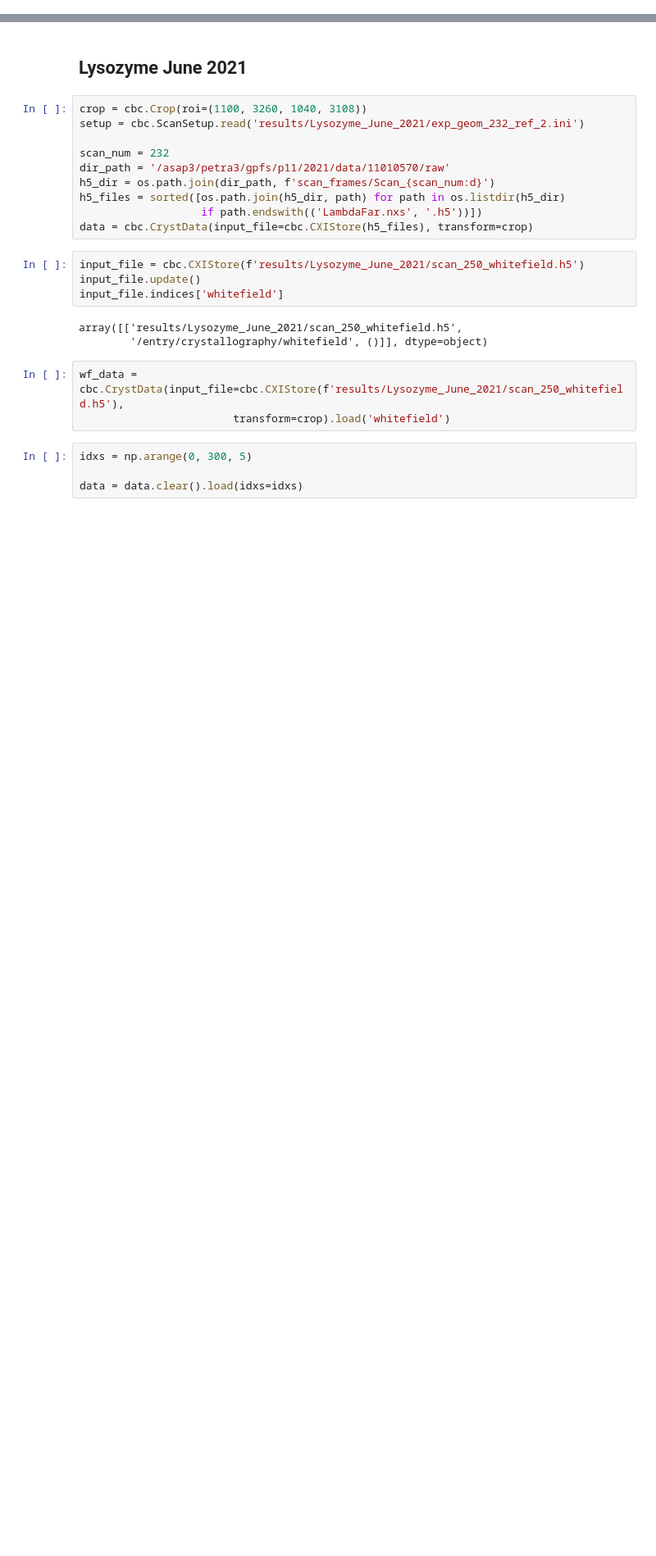
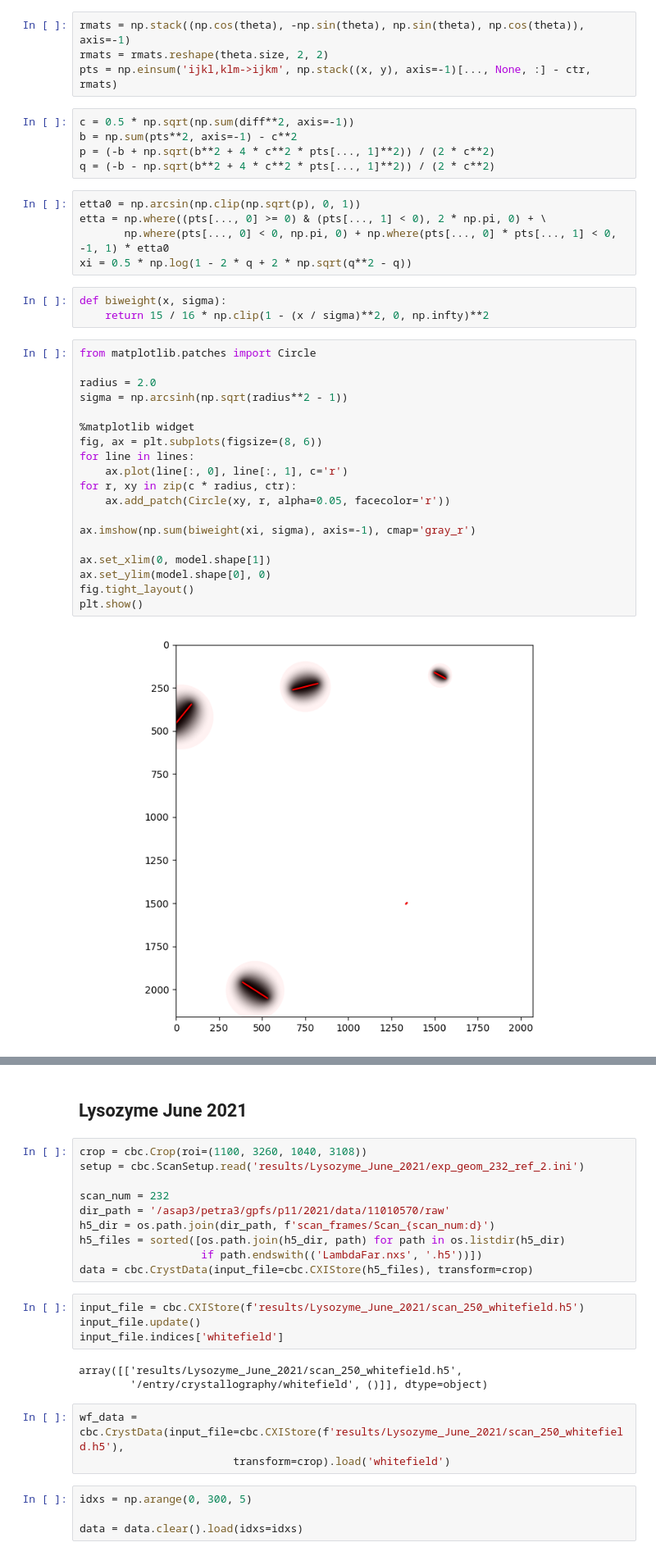
Before and after one commit to simply-nicky/cbclib, a Jupyter notebook: dev.ipynb, the cells around one changed output, grey strips where cells are left out. Shown at 82% size. Drawn from its saved outputs; the diff is of its cells as text; blank space fills up the shorter version.

```diff
--- a/dev.ipynb
+++ b/dev.ipynb
@@ -62,3 +140,41 @@ np.isclose(np.sort(kin, axis=1), np.sort(kin2, axis=1))
+# %%
+rmats = np.stack((np.cos(theta), -np.sin(theta), np.sin(theta), np.cos(theta)), axis=-1)
+rmats = rmats.reshape(theta.size, 2, 2)
+pts = np.einsum('ijkl,klm->ijkm', np.stack((x, y), axis=-1)[..., None, :] - ctr, rmats)
+# %%
+c = 0.5 * np.sqrt(np.sum(diff**2, axis=-1))
+b = np.sum(pts**2, axis=-1) - c**2
+p = (-b + np.sqrt(b**2 + 4 * c**2 * pts[..., 1]**2)) / (2 * c**2)
+q = (-b - np.sqrt(b**2 + 4 * c**2 * pts[..., 1]**2)) / (2 * c**2)
+# %%
+etta0 = np.arcsin(np.clip(np.sqrt(p), 0, 1))
+etta = np.where((pts[..., 0] >= 0) & (pts[..., 1] < 0), 2 * np.pi, 0) + \
+       np.where(pts[..., 0] < 0, np.pi, 0) + np.where(pts[..., 0] * pts[..., 1] < 0, -1, 1) * etta0
+xi = 0.5 * np.log(1 - 2 * q + 2 * np.sqrt(q**2 - q))
+# %%
+def biweight(x, sigma):
+    return 15 / 16 * np.clip(1 - (x / sigma)**2, 0, np.infty)**2
+# %%
+from matplotlib.patches import Circle
+
+radius = 2.0
+sigma = np.arcsinh(np.sqrt(radius**2 - 1))
+
+%matplotlib widget
+fig, ax = plt.subplots(figsize=(8, 6))
+for line in lines:
+    ax.plot(line[:, 0], line[:, 1], c='r')
+for r, xy in zip(c * radius, ctr):
+    ax.add_patch(Circle(xy, r, alpha=0.05, facecolor='r'))
+
+ax.imshow(np.sum(biweight(xi, sigma), axis=-1), cmap='gray_r')
+
+ax.set_xlim(0, model.shape[1])
+ax.set_ylim(model.shape[0], 0)
+fig.tight_layout()
+plt.show()
+# %% [output]
+[figure, added]
 # %%
 from scipy.optimize import approx_fprime
 
```
Also changed, not shown: parts of 16 cells of this notebook, 54 other files.
